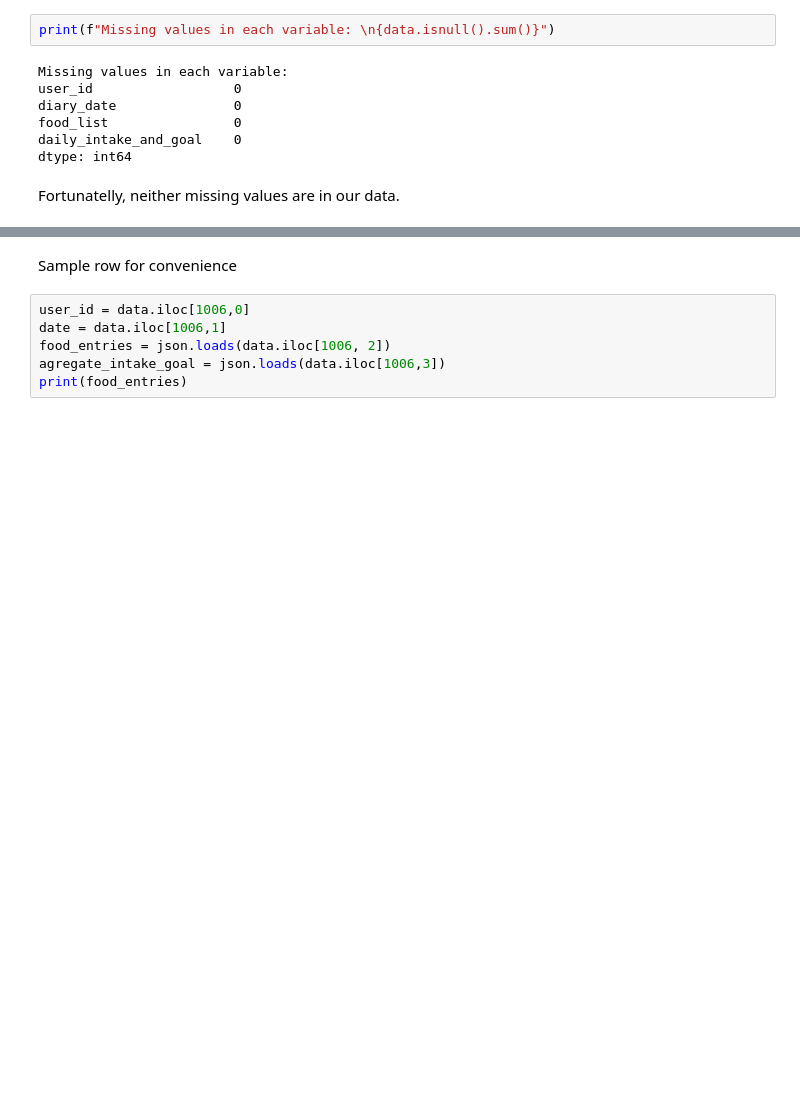
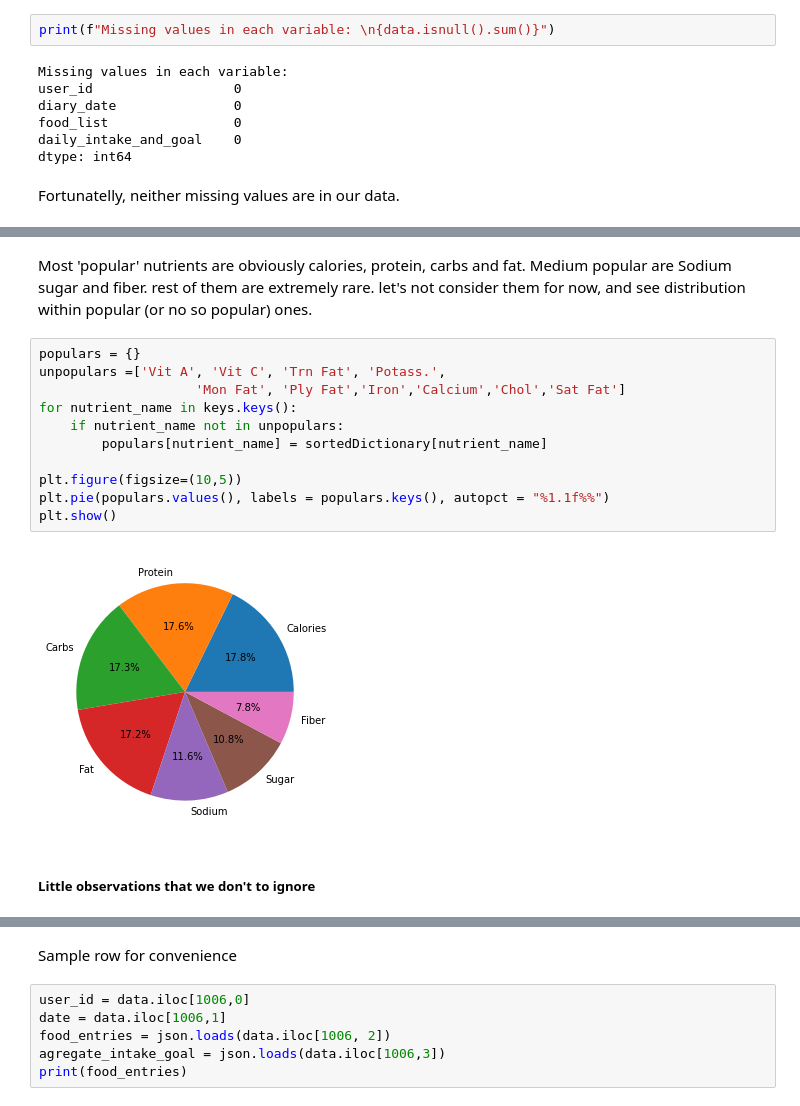
Before and after one commit to mormo17/ML-Final-Project, a Jupyter notebook: Final_Project.ipynb, the cells around one changed output, grey strips where cells are left out. Drawn from its saved outputs; the diff is of its cells as text; blank space fills up the shorter version.

Commit message:
Some observations added

```diff
--- a/Final_Project.ipynb
+++ b/Final_Project.ipynb
@@ -45,0 +158,17 @@ Fortunatelly, neither missing values are in our data.
+# %% [markdown]
+Most 'popular' nutrients are obviously calories, protein, carbs and fat.  Medium popular are Sodium sugar and fiber. rest of them are extremely rare. let's not consider them for now, and see distribution within popular (or no so popular) ones.
+# %%
+populars = {}
+unpopulars =['Vit A', 'Vit C', 'Trn Fat', 'Potass.',
+                    'Mon Fat', 'Ply Fat','Iron','Calcium','Chol','Sat Fat']
+for nutrient_name in keys.keys():
+    if nutrient_name not in unpopulars:
+        populars[nutrient_name] = sortedDictionary[nutrient_name]
+
+plt.figure(figsize=(10,5))
+plt.pie(populars.values(), labels = populars.keys(), autopct = "%1.1f%%")
+plt.show()
+# %% [output]
+[figure, added]
+# %% [markdown]
+##### Little observations that we don't to ignore
```
Also changed, not shown: parts of 18 cells of this notebook.
